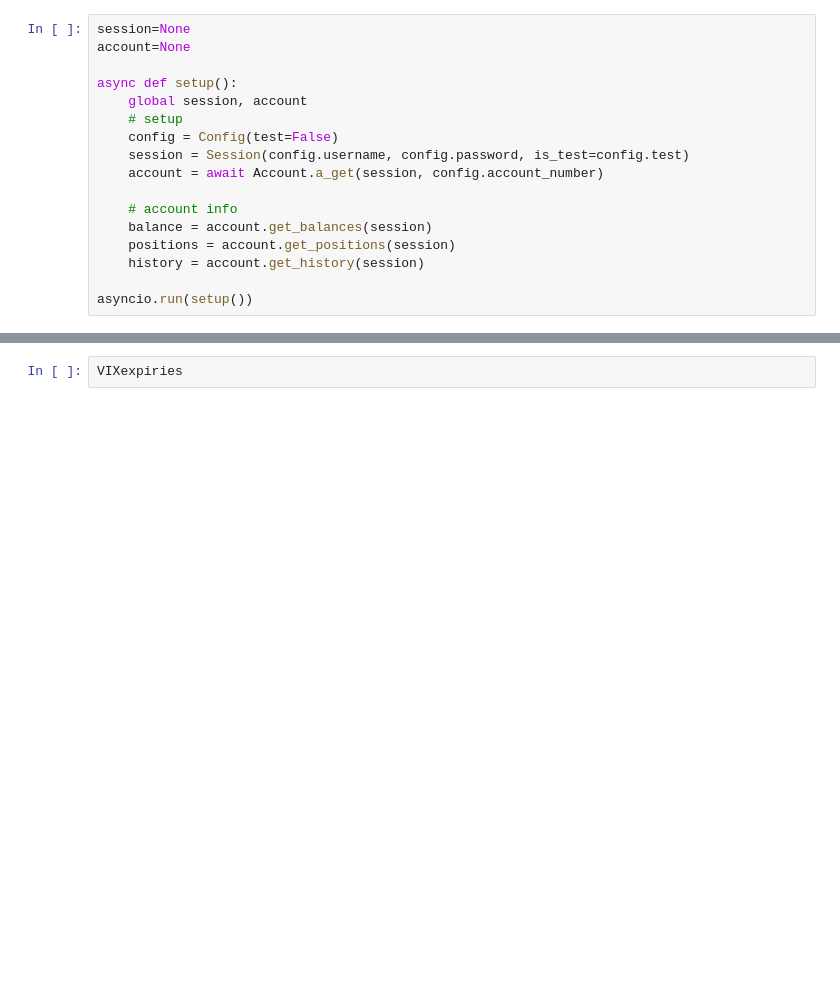
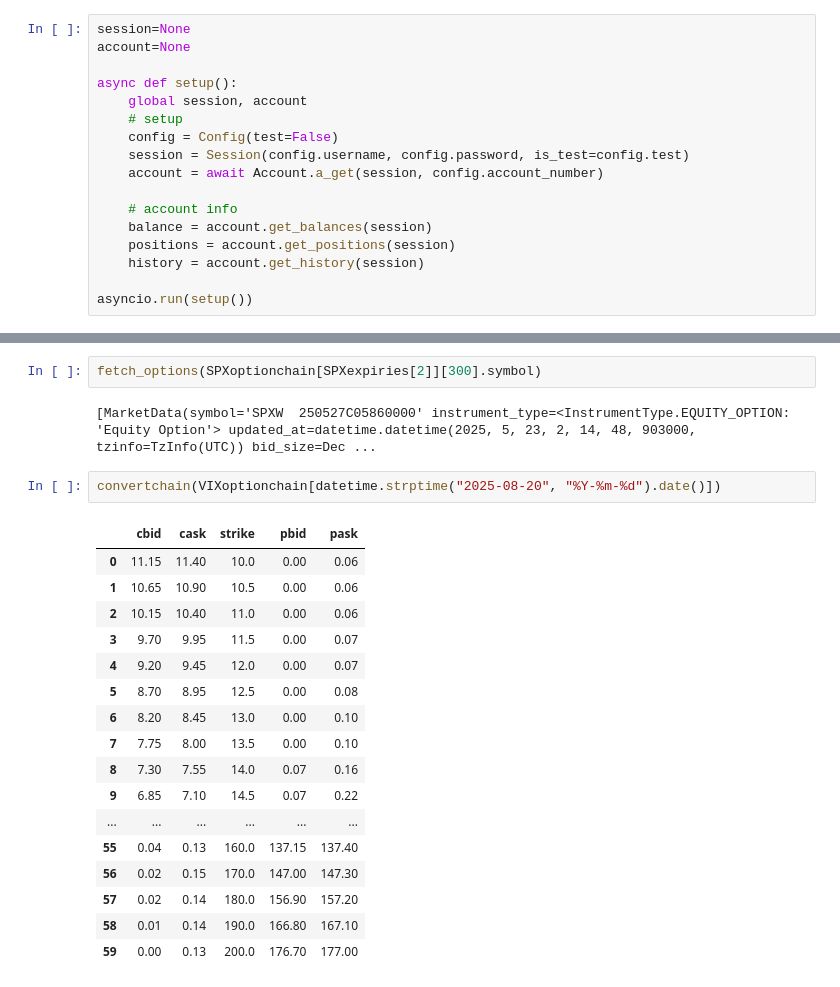
Before and after one commit to warrenjch/tastytrade-bot, a Jupyter notebook: efg.ipynb, the cells around one changed output, grey strips where cells are left out. Drawn from its saved outputs; the diff is of its cells as text; blank space fills up the shorter version.

```diff
--- a/efg.ipynb
+++ b/efg.ipynb
@@ -533,2 +531,24 @@ EFG1: 0.015849725210546416, EFG2: -0.7211129104194767
-# %%
-VIXexpiries
+# %%
+fetch_options(SPXoptionchain[SPXexpiries[2]][300].symbol)
+# %% [output]
+[MarketData(symbol='SPXW  250527C05860000' instrument_type=<InstrumentType.EQUITY_OPTION: 'Equity Option'> updated_at=datetime.datetime(2025, 5, 23, 2, 14, 48, 903000, tzinfo=TzInfo(UTC)) bid_size=Dec ...
+# %%
+convertchain(VIXoptionchain[datetime.strptime("2025-08-20", "%Y-%m-%d").date()])
+# %% [output]
+|  | cbid | cask | strike | pbid | pask |
+| 0 | 11.15 | 11.40 | 10.0 | 0.00 | 0.06 |
+| 1 | 10.65 | 10.90 | 10.5 | 0.00 | 0.06 |
+| 2 | 10.15 | 10.40 | 11.0 | 0.00 | 0.06 |
+| 3 | 9.70 | 9.95 | 11.5 | 0.00 | 0.07 |
+| 4 | 9.20 | 9.45 | 12.0 | 0.00 | 0.07 |
+| 5 | 8.70 | 8.95 | 12.5 | 0.00 | 0.08 |
+| 6 | 8.20 | 8.45 | 13.0 | 0.00 | 0.10 |
+| 7 | 7.75 | 8.00 | 13.5 | 0.00 | 0.10 |
+| 8 | 7.30 | 7.55 | 14.0 | 0.07 | 0.16 |
+| 9 | 6.85 | 7.10 | 14.5 | 0.07 | 0.22 |
+| ... | ... | ... | ... | ... | ... |
+| 55 | 0.04 | 0.13 | 160.0 | 137.15 | 137.40 |
+| 56 | 0.02 | 0.15 | 170.0 | 147.00 | 147.30 |
+| 57 | 0.02 | 0.14 | 180.0 | 156.90 | 157.20 |
+| 58 | 0.01 | 0.14 | 190.0 | 166.80 | 167.10 |
+| 59 | 0.00 | 0.13 | 200.0 | 176.70 | 177.00 |
```
Also changed, not shown: parts of 9 cells of this notebook.
